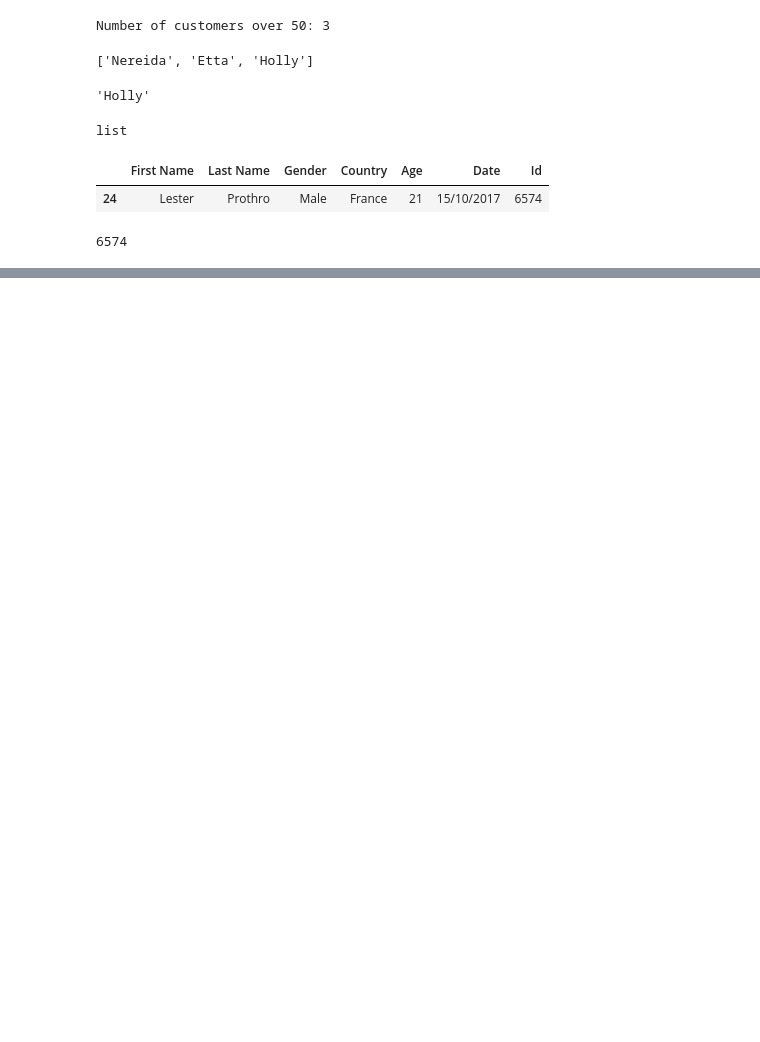
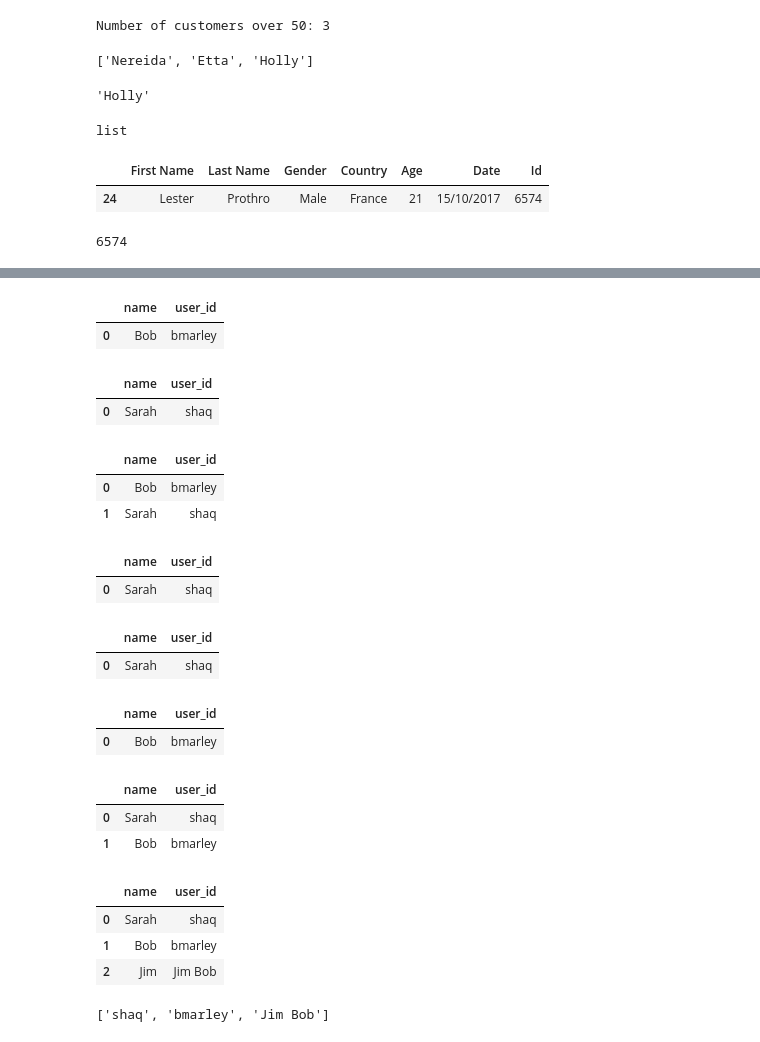
Before and after one commit to shaq31415926/python_tech_basics, a Jupyter notebook: tech_basics_two/10Lecture/notebooks/streamB-read-and-write-data.ipynb, the cells around one changed output, grey strips where cells are left out. Drawn from its saved outputs; the diff is of its cells as text; code cells hidden in the pictures; blank space fills up the shorter version.

```diff
--- a/tech_basics_two/10Lecture/notebooks/streamB-read-and-write-data.ipynb
+++ b/tech_basics_two/10Lecture/notebooks/streamB-read-and-write-data.ipynb
@@ -188,0 +256,17 @@ list(sample_data[sample_data.Age == sample_data.Age.min()]["Id"])[0]
+# %%
+pd.read_csv("../data/user_data.csv")
+# %% [output]
+|  | name | user_id |
+| 0 | Bob | bmarley |
+# %%
+# but if I want to append the user data
+# lets just recreate the first dictionary
+
+user_data = {"name":"Sarah",
+             "user_id":"shaq"}
+
+user_data_transformed = pd.DataFrame([user_data])
+user_data_transformed
+# %% [output]
+|  | name | user_id |
+| 0 | Sarah | shaq |
@@ -188,0 +277,18 @@ list(sample_data[sample_data.Age == sample_data.Age.min()]["Id"])[0]
+# %%
+pd.read_csv("../data/user_data.csv")
+# %% [output]
+|  | name | user_id |
+| 0 | Bob | bmarley |
+| 1 | Sarah | shaq |
+# %%
+# slightly tidied up...
+# step 1 - writing some user data to a .csv file
+
+user_data = {"name":"Sarah",
+             "user_id":"shaq"}
+
+user_data_transformed = pd.DataFrame([user_data])
+user_data_transformed
+# %% [output]
+|  | name | user_id |
+| 0 | Sarah | shaq |
@@ -188,0 +297,17 @@ list(sample_data[sample_data.Age == sample_data.Age.min()]["Id"])[0]
+# %%
+# check if everything written correct
+pd.read_csv("../data/user_data.csv")
+# %% [output]
+|  | name | user_id |
+| 0 | Sarah | shaq |
+# %%
+# append another user data
+
+user_data2 = {"name":"Bob",
+             "user_id":"bmarley"}
+
+user_data2_transformed = pd.DataFrame([user_data2])
+user_data2_transformed
+# %% [output]
+|  | name | user_id |
+| 0 | Bob | bmarley |
@@ -188,0 +316,8 @@ list(sample_data[sample_data.Age == sample_data.Age.min()]["Id"])[0]
+# %%
+# check if the file is as expected
+
+pd.read_csv("../data/user_data.csv")
+# %% [output]
+|  | name | user_id |
+| 0 | Sarah | shaq |
+| 1 | Bob | bmarley |
@@ -188,0 +332,15 @@ list(sample_data[sample_data.Age == sample_data.Age.min()]["Id"])[0]
+# %%
+# check if the file is as expected
+
+pd.read_csv("../data/user_data.csv")
+# %% [output]
+|  | name | user_id |
+| 0 | Sarah | shaq |
+| 1 | Bob | bmarley |
+| 2 | Jim | Jim Bob |
+# %%
+# soooo.. if you wanted a list of all the user ids
+user_ids = pd.read_csv("../data/user_data.csv").user_id
+list(user_ids)
+# %% [output]
+['shaq', 'bmarley', 'Jim Bob']
```
Also changed, not shown: parts of 18 cells of this notebook.
